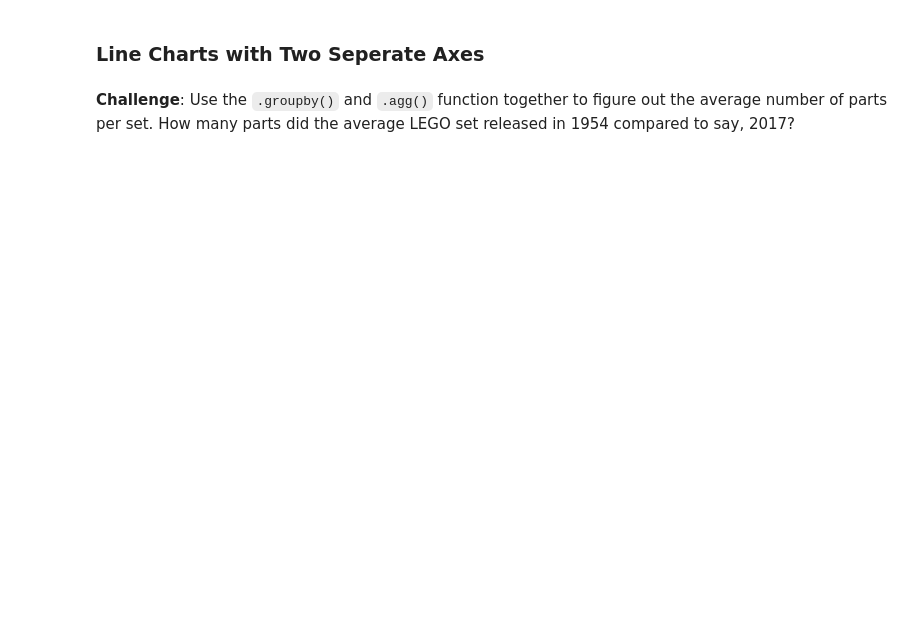
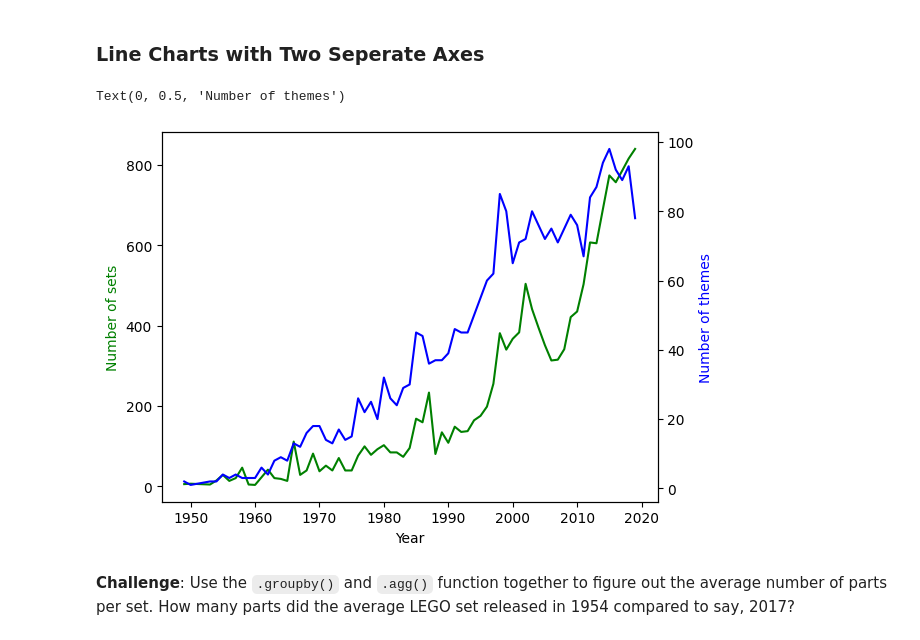
Before and after one commit to buholica/python_bootcamp, a Jupyter notebook: 59-81_days/74_lego_analysis/Lego_Analysis_for_Course.ipynb, the cells around one changed output. Drawn from its saved outputs; the diff is of its cells as text; code cells hidden in the pictures; blank space fills up the shorter version.

```diff
--- a/59-81_days/74_lego_analysis/Lego_Analysis_for_Course.ipynb
+++ b/59-81_days/74_lego_analysis/Lego_Analysis_for_Course.ipynb
@@ -87,4 +177,17 @@ Let's work out the number of different themes shipped by year. This means we hav
 # %% [markdown]
 ### Line Charts with Two Seperate Axes
+# %%
+ax1 = plt.gca()
+ax2 = ax1.twinx()
+
+ax1.plot(sets_by_year.index[:-2], sets_by_year.set_num[:-2], color="g")
+ax2.plot(themes_by_year.index[:-2], themes_by_year.nr_themes[:-2], color="b")
+
+ax1.set_xlabel("Year")
+ax1.set_ylabel("Number of sets", color="green")
+ax2.set_ylabel("Number of themes", color="blue")
+# %% [output]
+Text(0, 0.5, 'Number of themes')
+[figure, added]
 # %% [markdown]
 **Challenge**: Use the <code>.groupby()</code> and <code>.agg()</code> function together to figure out the average number of parts per set. How many parts did the average LEGO set released in 1954 compared to say, 2017?
```
Also changed, not shown: parts of 27 cells of this notebook.
